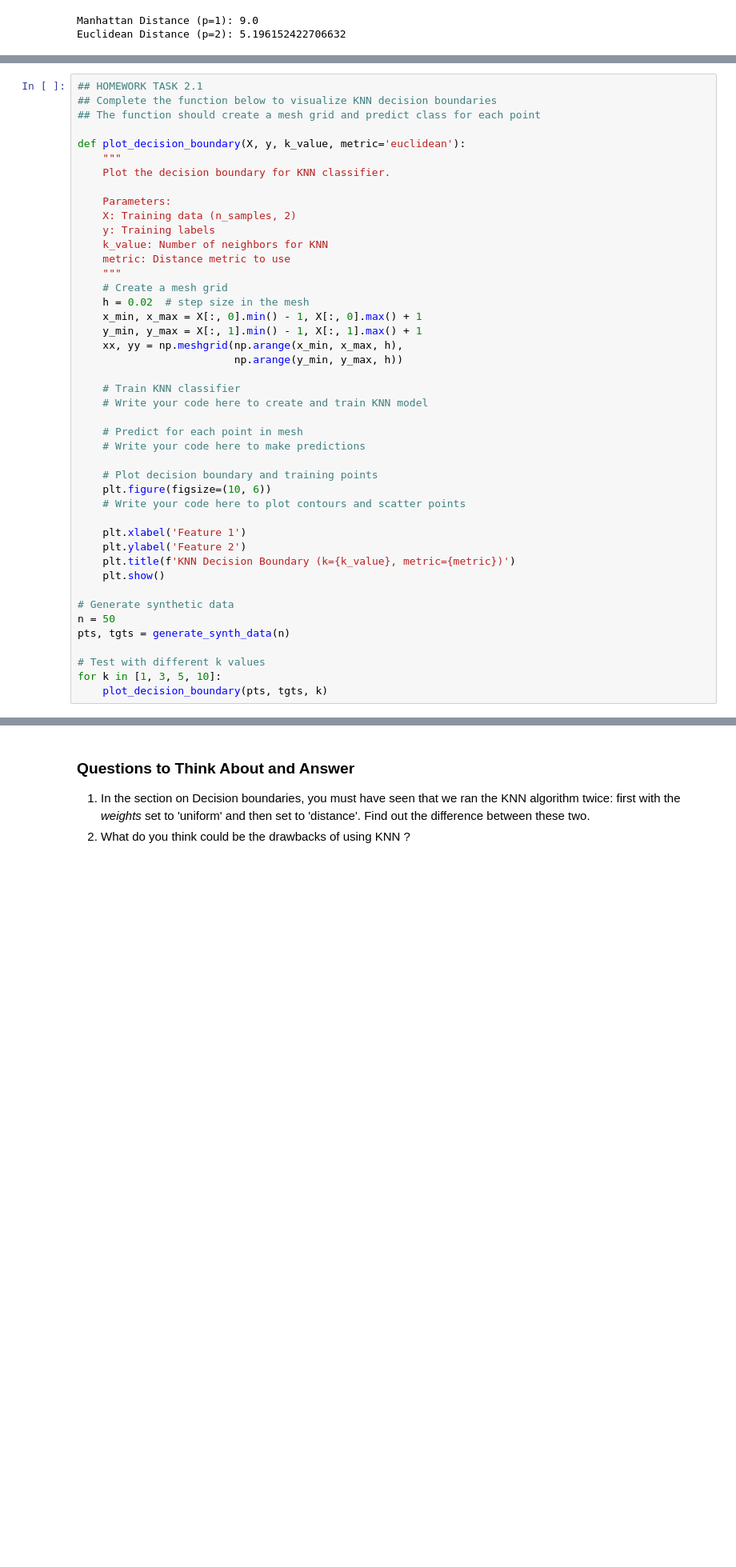
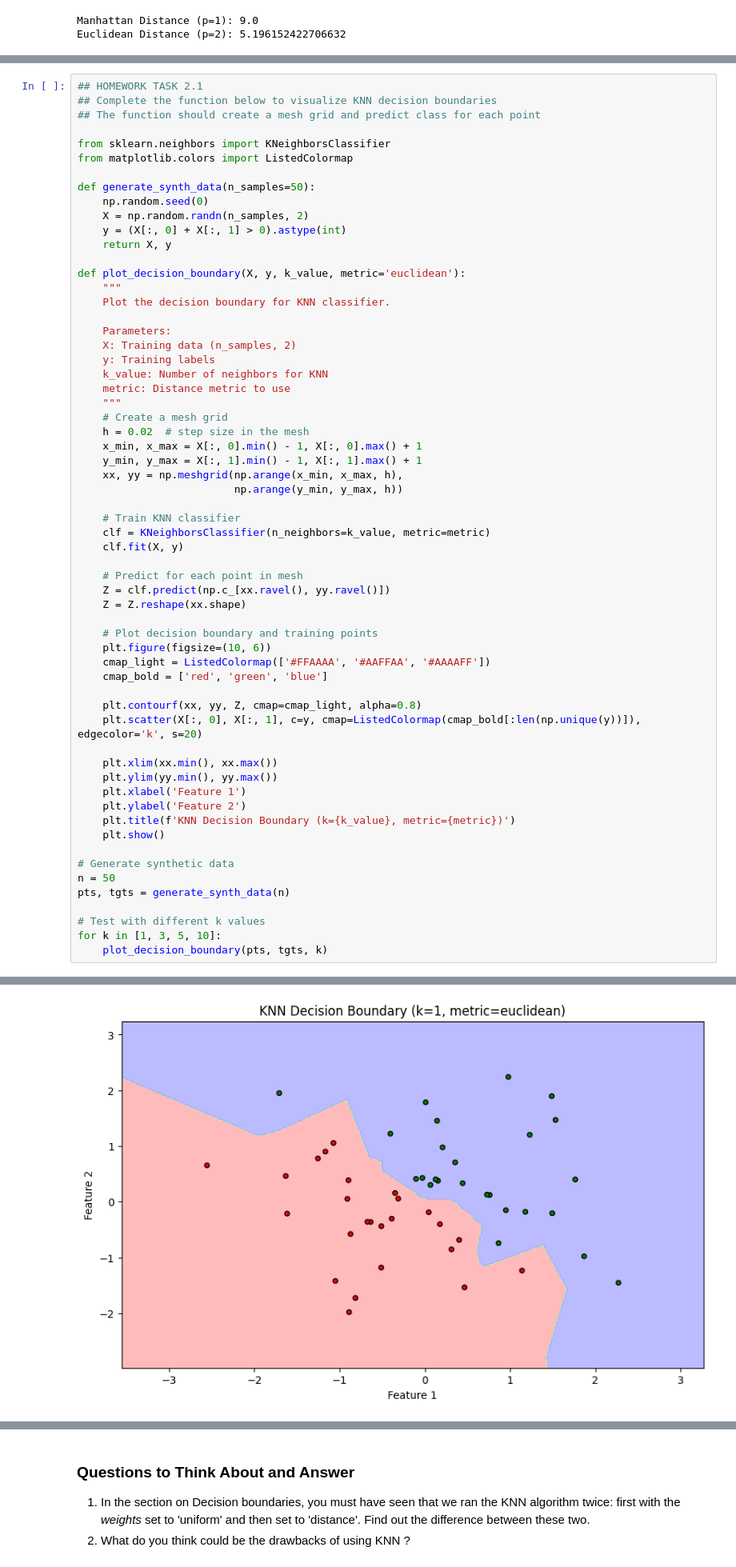
Before and after one commit to pamuvishali27/P.Vishali-HUB2603B260, a Jupyter notebook: STP_Module_3_Lab_2_Implementing_KNN_from_scratch_and_visualize_Algorithm_performance_by_Om_Kathalkar.ipynb, the cells around one changed output, grey strips where cells are left out. Shown at 80% size. Saved outputs shown, nothing was run; the diff lists cells and outputs as text; blank space fills up the shorter version.

```diff
--- a/STP_Module_3_Lab_2_Implementing_KNN_from_scratch_and_visualize_Algorithm_performance_by_Om_Kathalkar.ipynb
+++ b/STP_Module_3_Lab_2_Implementing_KNN_from_scratch_and_visualize_Algorithm_performance_by_Om_Kathalkar.ipynb
@@ -687,6 +709,15 @@ Understanding how KNN makes predictions is crucial. In this exercise, you'll vis
 ## HOMEWORK TASK 2.1
 ## Complete the function below to visualize KNN decision boundaries
 ## The function should create a mesh grid and predict class for each point
+
+from sklearn.neighbors import KNeighborsClassifier
+from matplotlib.colors import ListedColormap
+
+def generate_synth_data(n_samples=50):
+    np.random.seed(0)
+    X = np.random.randn(n_samples, 2)
+    y = (X[:, 0] + X[:, 1] > 0).astype(int)
+    return X, y
 
 def plot_decision_boundary(X, y, k_value, metric='euclidean'):
     """
@@ -706,15 +737,23 @@ def plot_decision_boundary(X, y, k_value, metric='euclidean'):
                          np.arange(y_min, y_max, h))
 
     # Train KNN classifier
-    # Write your code here to create and train KNN model
+    clf = KNeighborsClassifier(n_neighbors=k_value, metric=metric)
+    clf.fit(X, y)
 
     # Predict for each point in mesh
-    # Write your code here to make predictions
+    Z = clf.predict(np.c_[xx.ravel(), yy.ravel()])
+    Z = Z.reshape(xx.shape)
 
     # Plot decision boundary and training points
     plt.figure(figsize=(10, 6))
-    # Write your code here to plot contours and scatter points
+    cmap_light = ListedColormap(['#FFAAAA', '#AAFFAA', '#AAAAFF'])
+    cmap_bold = ['red', 'green', 'blue']
 
+    plt.contourf(xx, yy, Z, cmap=cmap_light, alpha=0.8)
+    plt.scatter(X[:, 0], X[:, 1], c=y, cmap=ListedColormap(cmap_bold[:len(np.unique(y))]), edgecolor='k', s=20)
+
+    plt.xlim(xx.min(), xx.max())
+    plt.ylim(yy.min(), yy.max())
     plt.xlabel('Feature 1')
     plt.ylabel('Feature 2')
     plt.title(f'KNN Decision Boundary (k={k_value}, metric={metric})')
@@ -731,0 +770 @@ NameError: name 'generate_synth_data' is not defined
+[figure, added]
```
Also changed, not shown: parts of 32 cells of this notebook.
